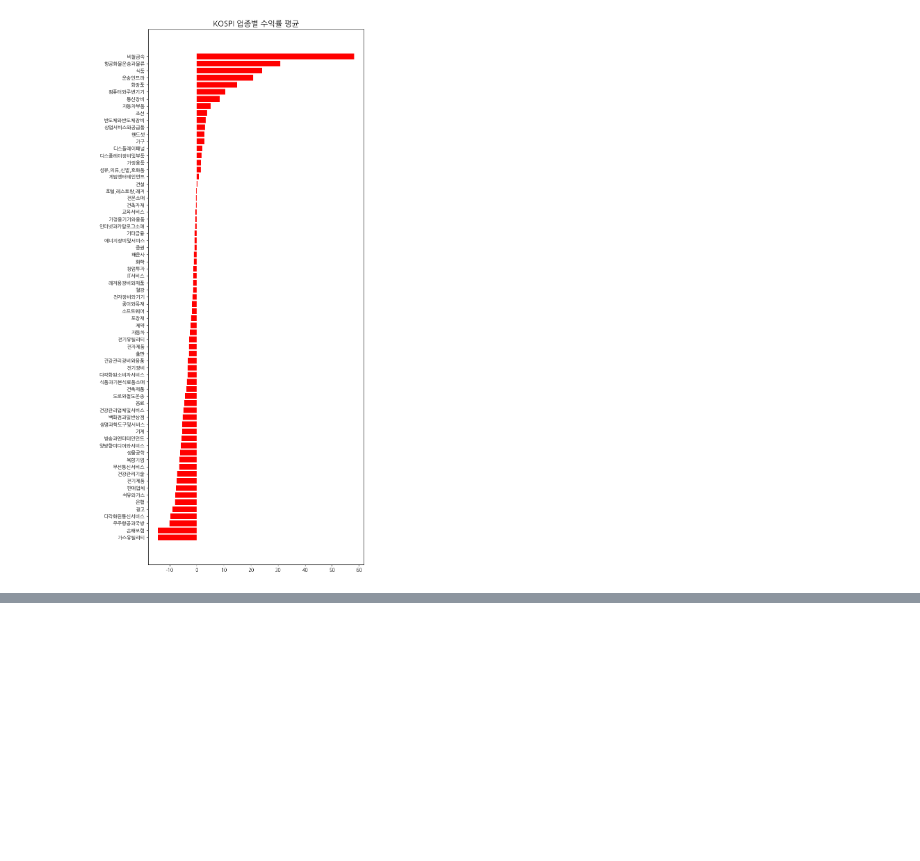
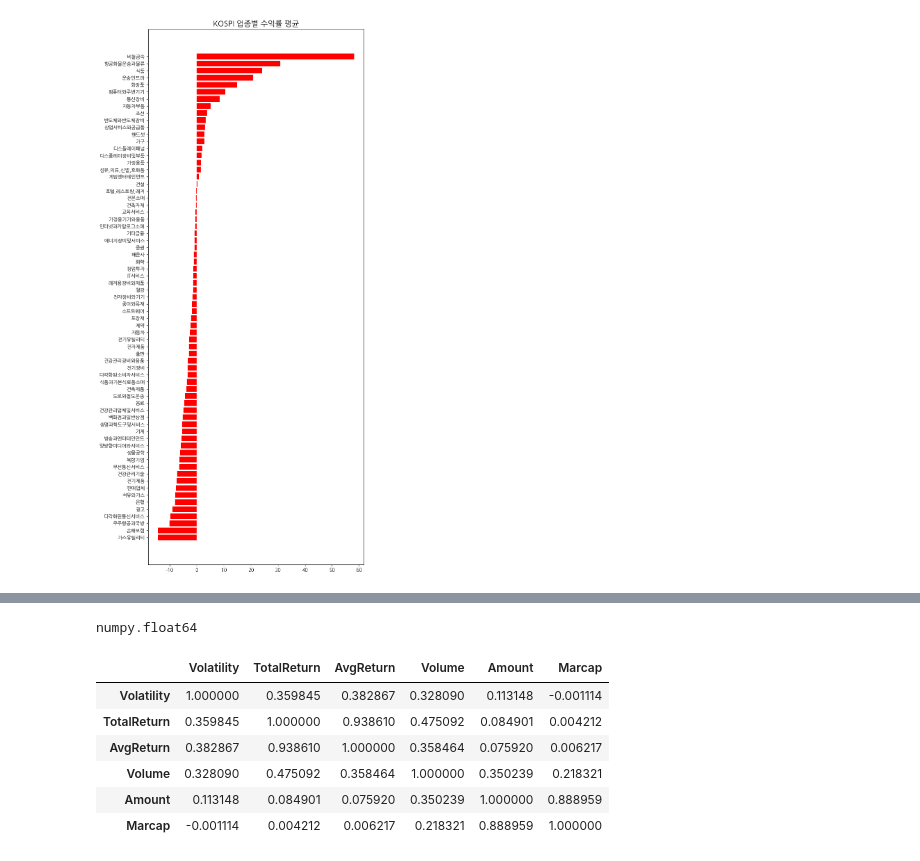
Before and after one commit to june2598/pythonstudy, a Jupyter notebook: project/sector_analysis(수익률).ipynb, the cells around one changed output, grey strips where cells are left out. Drawn from its saved outputs; the diff is of its cells as text; code cells hidden in the pictures; blank space fills up the shorter version.

```diff
--- a/project/sector_analysis(수익률).ipynb
+++ b/project/sector_analysis(수익률).ipynb
@@ -473,0 +526,7 @@ plt.show()
+# %%
+quantile = tmp['Volatility'].quantile([0.25, 0.5, 0.75])
+
+
+type(quantile[0.25])
+# %% [output]
+numpy.float64
@@ -473,0 +535,10 @@ plt.show()
+# %%
+tmp.select_dtypes(np.number).corr()
+# %% [output]
+|  | Volatility | TotalReturn | AvgReturn | Volume | Amount | Marcap |
+| Volatility | 1.000000 | 0.359845 | 0.382867 | 0.328090 | 0.113148 | -0.001114 |
+| TotalReturn | 0.359845 | 1.000000 | 0.938610 | 0.475092 | 0.084901 | 0.004212 |
+| AvgReturn | 0.382867 | 0.938610 | 1.000000 | 0.358464 | 0.075920 | 0.006217 |
+| Volume | 0.328090 | 0.475092 | 0.358464 | 1.000000 | 0.350239 | 0.218321 |
+| Amount | 0.113148 | 0.084901 | 0.075920 | 0.350239 | 1.000000 | 0.888959 |
+| Marcap | -0.001114 | 0.004212 | 0.006217 | 0.218321 | 0.888959 | 1.000000 |
```
Also changed, not shown: parts of 13 cells of this notebook, 24 other files.
